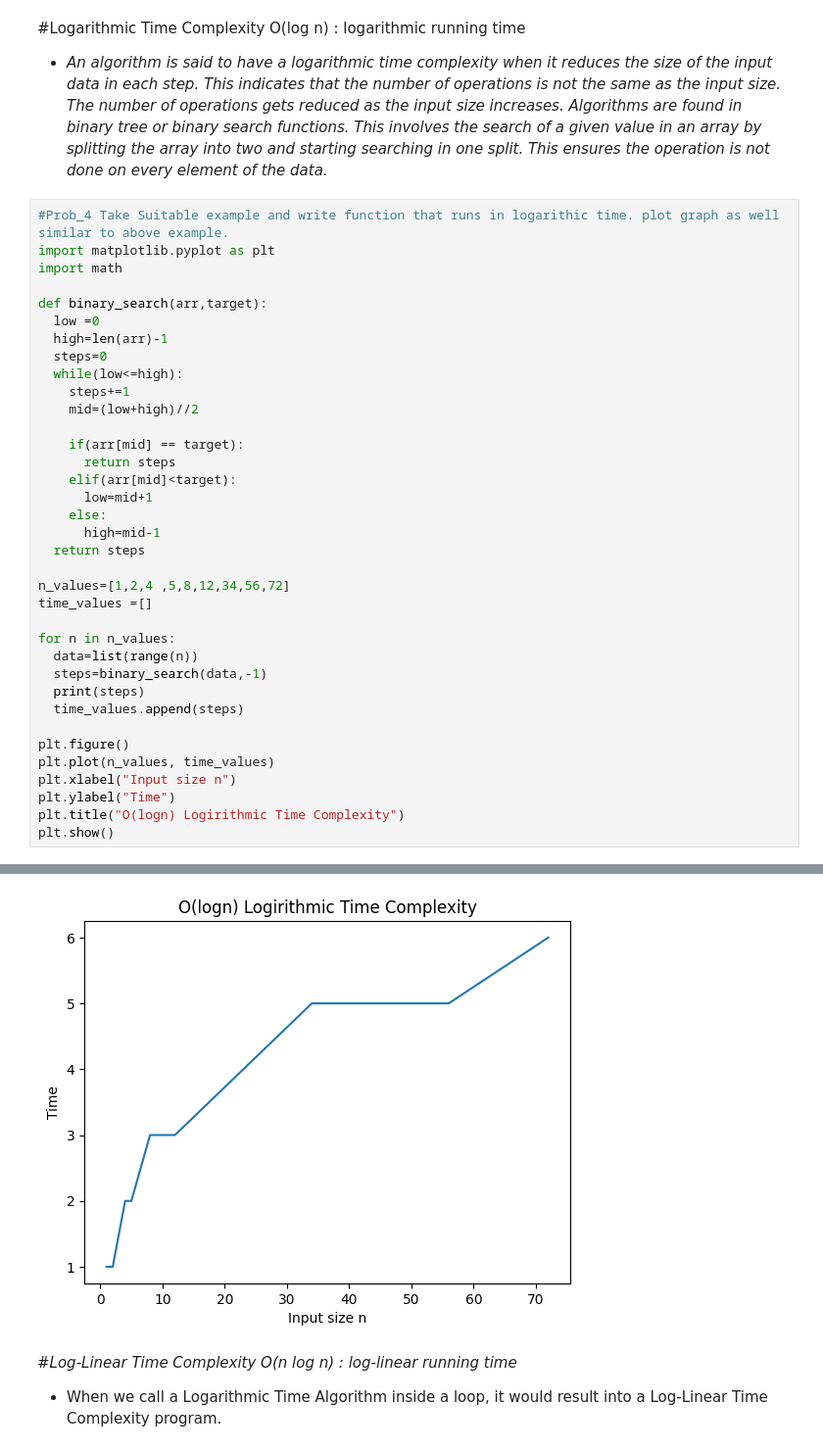
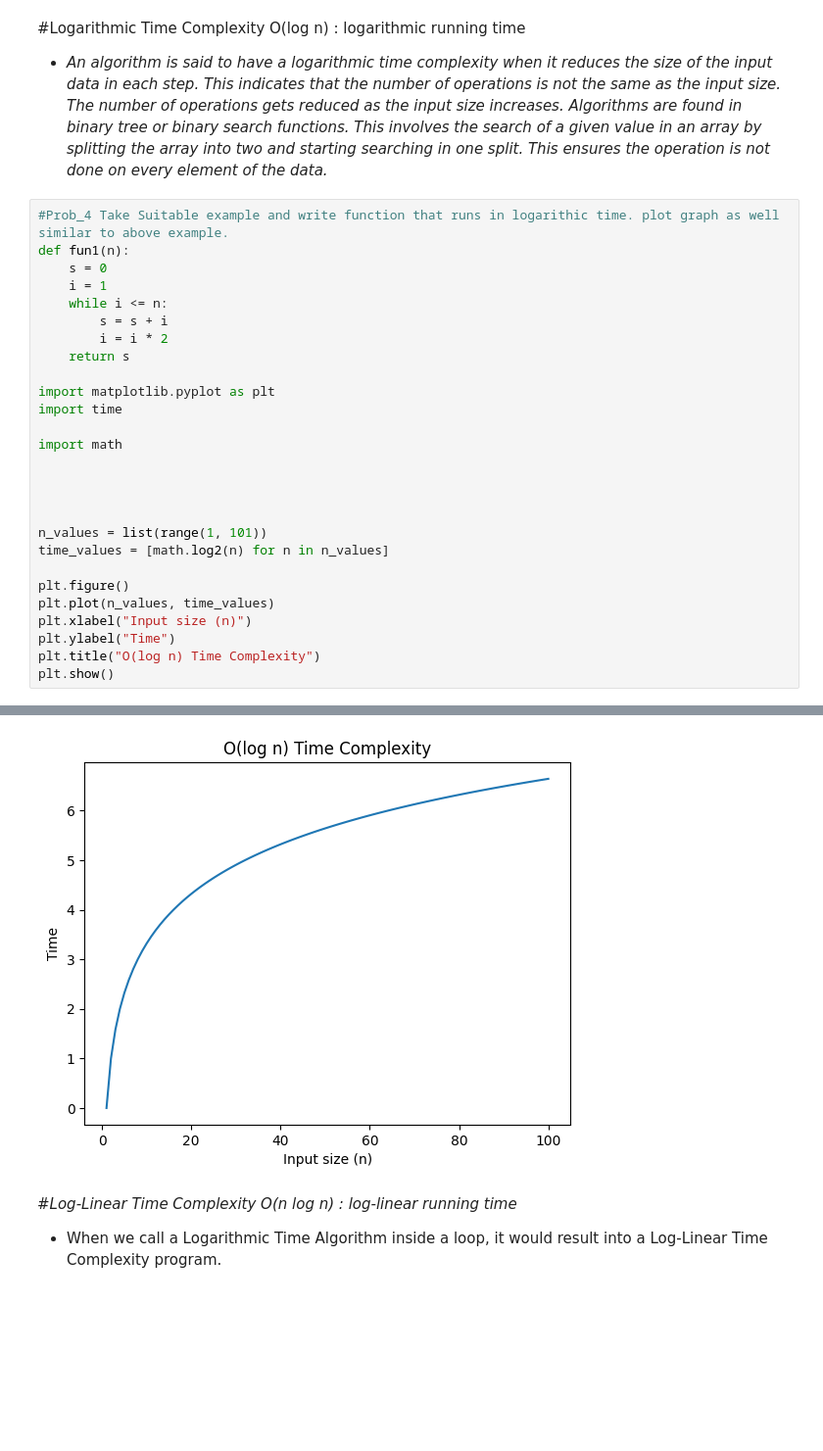
Before and after one commit to shagun0202/algorithm-and-problem-solving, a Jupyter notebook: Lab_3_Growth_of_function.ipynb, the cells around one changed output, grey strips where cells are left out. Shown at 98% size. Cells and saved outputs as stored; diff of their text form; blank space fills up the shorter version.

```diff
--- a/Lab_3_Growth_of_function.ipynb
+++ b/Lab_3_Growth_of_function.ipynb
@@ -147,38 +147,29 @@ plt.show()
 - *An algorithm is said to have a logarithmic time complexity when it reduces the size of the input data in each step. This indicates that the number of operations is not the same as the input size. The number of operations gets reduced as the input size increases. Algorithms are found in binary tree or binary search functions. This involves the search of a given value in an array by splitting the array into two and starting searching in one split. This ensures the operation is not done on every element of the data.*
 # %%
 #Prob_4 Take Suitable example and write function that runs in logarithic time. plot graph as well similar to above example.
+def fun1(n):
+    s = 0
+    i = 1
+    while i <= n:
+        s = s + i
+        i = i * 2
+    return s
+
 import matplotlib.pyplot as plt
+import time
+
 import math
 
-def binary_search(arr,target):
-  low =0
-  high=len(arr)-1
-  steps=0
-  while(low<=high):
-    steps+=1
-    mid=(low+high)//2
 
-    if(arr[mid] == target):
-      return steps
-    elif(arr[mid]<target):
-      low=mid+1
-    else:
-      high=mid-1
-  return steps
 
-n_values=[1,2,4 ,5,8,12,34,56,72]
-time_values =[]
 
-for n in n_values:
-  data=list(range(n))
-  steps=binary_search(data,-1)
-  print(steps)
-  time_values.append(steps)
+n_values = list(range(1, 101))
+time_values = [math.log2(n) for n in n_values]
 
 plt.figure()
 plt.plot(n_values, time_values)
-plt.xlabel("Input size n")
+plt.xlabel("Input size (n)")
 plt.ylabel("Time")
-plt.title("O(logn) Logirithmic Time Complexity")
+plt.title("O(log n) Time Complexity")
 plt.show()
 # %% [output]
@@ -194,4 +176,4 @@ plt.show()
-[figure, old version]
+[figure, new version]
 # %% [markdown]
 #*Log-Linear Time Complexity O(n log n) : log-­linear running time*
 
```
Also changed, not shown: parts of 10 cells of this notebook.
